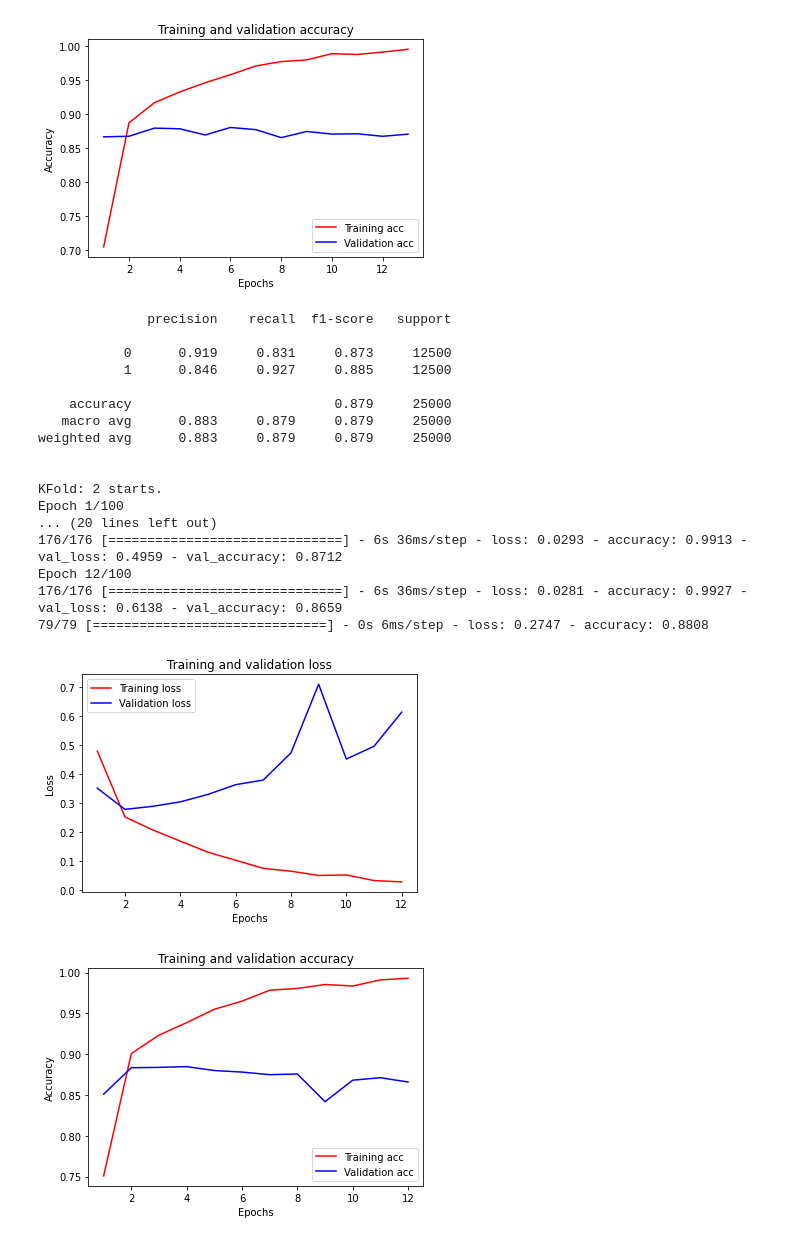
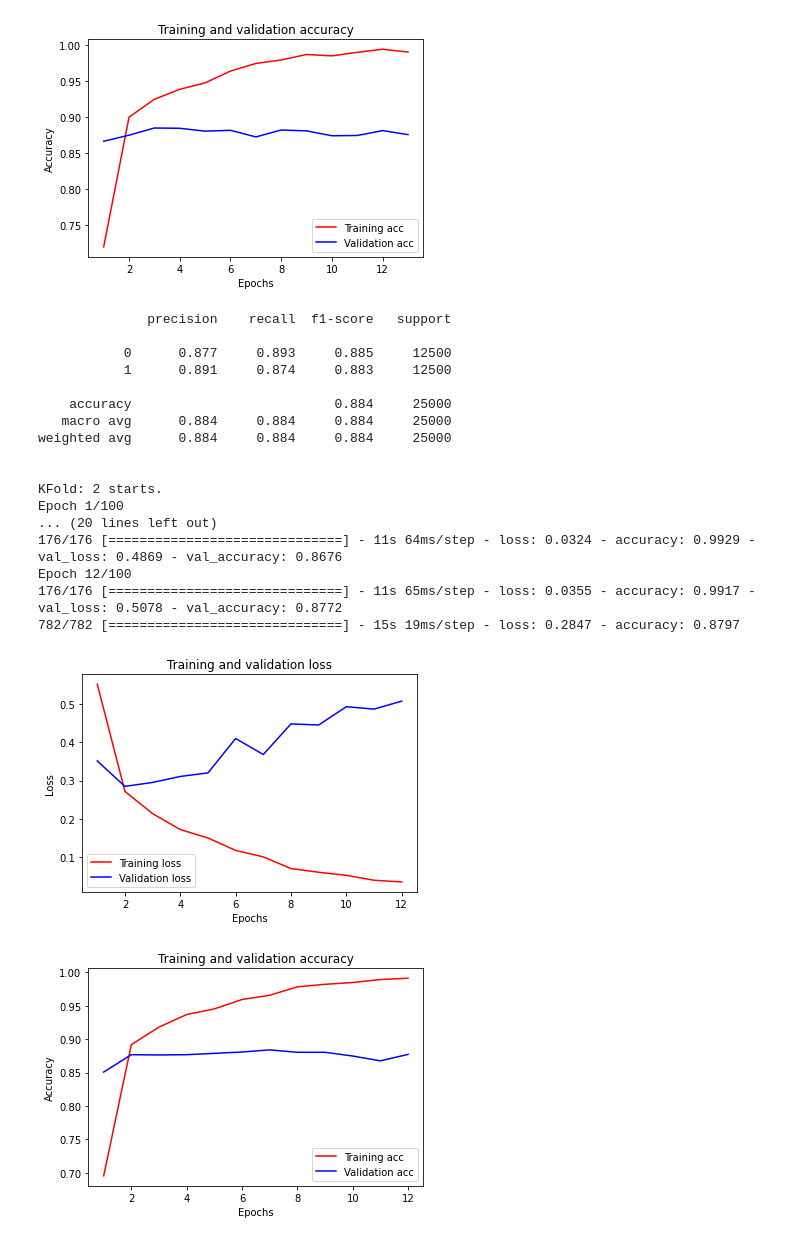
Before and after one commit to Jefffish09/MachineLearning, a Jupyter notebook: Classification/binary/cnn_lstm_binary_tf2.ipynb, the cells around one changed output. Drawn from its saved outputs; the diff is of its cells as text; code cells hidden in the pictures.

```diff
--- a/Classification/binary/cnn_lstm_binary_tf2.ipynb
+++ b/Classification/binary/cnn_lstm_binary_tf2.ipynb
@@ -23,9 +23,9 @@ earlystopping_patience = 10
 # %%
 # Load the dataset
 
-(x_train, y_train), (x_valid, y_valid) = imdb.load_data(num_words=input_dim)
-x = np.concatenate((x_train, x_valid), axis=0)
-y = np.concatenate((y_train, y_valid), axis=0)
+(x_train, y_train), (x_test, y_test) = imdb.load_data(num_words=input_dim)
+x = np.concatenate((x_train, x_test), axis=0)
+y = np.concatenate((y_train, y_test), axis=0)
 
 print("x shape is {}, y shape is {}".format(x.shape, y.shape))
 print("Classes: {}".format(np.unique(y)))
@@ -40,7 +40,7 @@ Total words: 4998
 # Preprocess the dataset
 
 x_train = pad_sequences(x_train, maxlen=max_len)
-x_valid = pad_sequences(x_valid, maxlen=max_len)
+x_test = pad_sequences(x_test, maxlen=max_len)
 # %%
 def plot_perf(history):
   # Create a plot of accuracy and loss over time
@@ -86,10 +86,10 @@ model = None
 cv_acc = []
 cv_loss = []
 cv_f1 = []
-n = 1
-for train, valid in kfold.split(x_train, y_train):
 
-  print("KFold: {} starts.".format(n))
+for n, (train, valid) in enumerate(kfold.split(x_train, y_train)):
+
+  print("KFold: {} starts.".format(n + 1))
   del model
   tf.keras.backend.clear_session()
 
@@ -116,14 +116,14 @@ for train, valid in kfold.split(x_train, y_train):
   history = model.fit(
       x=x_train[train],
       y=y_train[train],
-      validation_data=(x_valid, y_valid),
+      validation_data=(x_train[valid], y_train[valid]),
       batch_size=batch_size,
       epochs=epochs,
       verbose=1,
       callbacks=[earlystop_callback]
   )
 
-  loss, acc = model.evaluate(x=x_train[valid], y=y_train[valid], verbose=1)
+  loss, acc = model.evaluate(x=x_test, y=y_test, verbose=1)
   cv_acc.append(acc)
   cv_loss.append(loss)
 
@@ -131,15 +131,14 @@ for train, valid in kfold.split(x_train, y_train):
 
   # np.argmax(model.predict(x), axis=-1), if your model does multi-class classification (e.g. if it uses a softmax last-layer activation).
   # (model.predict(x) > 0.5).astype("int32"), if your model does binary classification (e.g. if it uses a sigmoid last-layer activation).
-  y_pred = (model.predict(x_valid) > 0.5).astype("int32")
-  report = classification_report(y_true=y_valid, y_pred=y_pred, digits=3, output_dict=False)
+  y_pred = (model.predict(x_test) > 0.5).astype("int32")
+  report = classification_report(y_true=y_test, y_pred=y_pred, digits=3, output_dict=False)
   print(report)
 
-  f1 = f1_score(y_true=y_valid, y_pred=y_pred, average="binary")
+  f1 = f1_score(y_true=y_test, y_pred=y_pred, average="binary")
   cv_f1.append(f1)
 
   print("")
-  n += 1
 
 print("Average accuracy: {:.4f} (+/- {:.4f})".format(np.mean(cv_acc), np.std(cv_acc)))
 print("Average loss: {:.4f} (+/- {:.4f})".format(np.mean(cv_loss), np.std(cv_loss)))
@@ -166,22 +165,22 @@ Epoch 13/100
-[figure, old version]
+[figure, new version]
               precision    recall  f1-score   support
 
-           0      0.919     0.831     0.873     12500
-           1      0.846     0.927     0.885     12500
+           0      0.877     0.893     0.885     12500
+           1      0.891     0.874     0.883     12500
 
-    accuracy                          0.879     25000
-   macro avg      0.883     0.879     0.879     25000
-weighted avg      0.883     0.879     0.879     25000
+    accuracy                          0.884     25000
+   macro avg      0.884     0.884     0.884     25000
+weighted avg      0.884     0.884     0.884     25000
 
 
 KFold: 2 starts.
 Epoch 1/100
 ... (20 lines left out)
-176/176 [==============================] - 6s 36ms/step - loss: 0.0293 - accuracy: 0.9913 - val_loss: 0.4959 - val_accuracy: 0.8712
+176/176 [==============================] - 11s 64ms/step - loss: 0.0324 - accuracy: 0.9929 - val_loss: 0.4869 - val_accuracy: 0.8676
 Epoch 12/100
-176/176 [==============================] - 6s 36ms/step - loss: 0.0281 - accuracy: 0.9927 - val_loss: 0.6138 - val_accuracy: 0.8659
-79/79 [==============================] - 0s 6ms/step - loss: 0.2747 - accuracy: 0.8808
+176/176 [==============================] - 11s 65ms/step - loss: 0.0355 - accuracy: 0.9917 - val_loss: 0.5078 - val_accuracy: 0.8772
+782/782 [==============================] - 15s 19ms/step - loss: 0.2847 - accuracy: 0.8797
-[figure, old version]
+[figure, new version]
-[figure, old version]
+[figure, new version]
               precision    recall  f1-score   support
 
```
Also changed, not shown: parts of 2 cells of this notebook.
